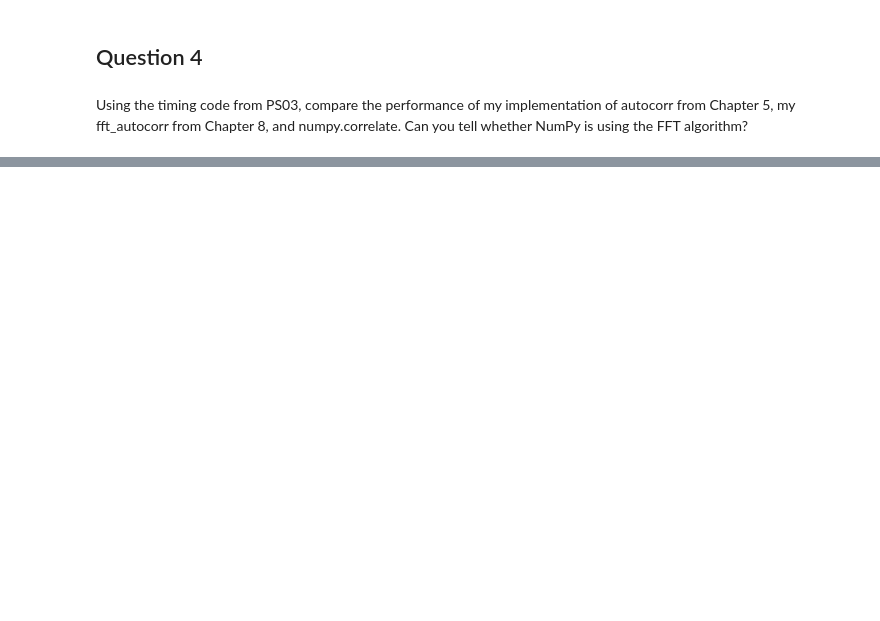
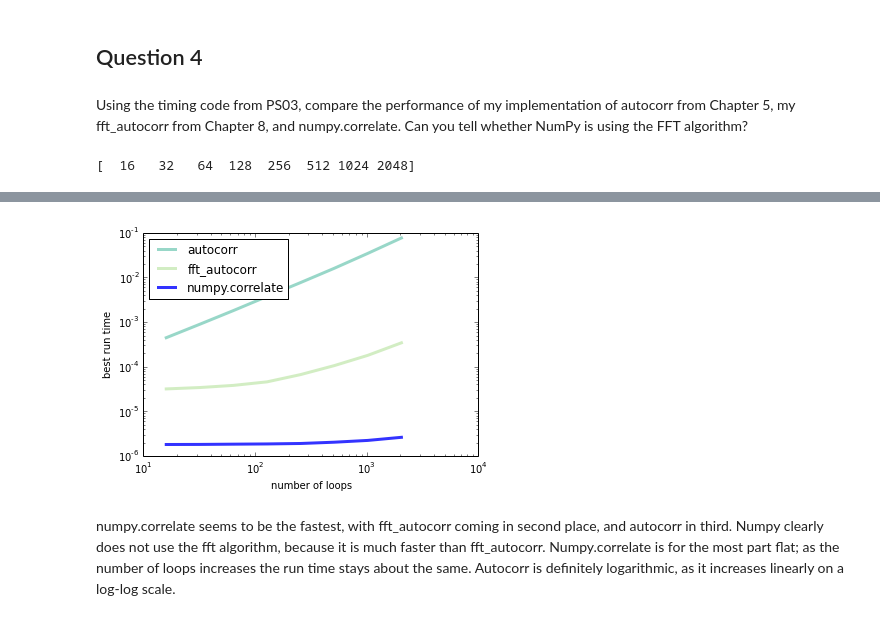
Before and after one commit to acrease77/ThinkDSP, a Jupyter notebook: code/acrease_PS04.ipynb, the cells around one changed output, grey strips where cells are left out. Drawn from its saved outputs; the diff is of its cells as text; code cells hidden in the pictures; blank space fills up the shorter version.

```diff
--- a/code/acrease_PS04.ipynb
+++ b/code/acrease_PS04.ipynb
@@ -42,3 +134,11 @@ Read about the FFT at http://en.wikipedia.org/wiki/Cooley-Tukey_FFT_algorithm, a
 ## Question 4
 # %% [markdown]
  Using the timing code from PS03, compare the performance of my implementation of autocorr from Chapter 5, my fft_autocorr from Chapter 8, and numpy.correlate.  Can you tell whether NumPy is using the FFT algorithm?
+# %%
+signal = thinkdsp.UncorrelatedGaussianNoise()
+noise = signal.make_wave(duration=1.0)
+
+ns = 2 ** numpy.arange(4, 12)
+print(ns)
+# %% [output]
+[  16   32   64  128  256  512 1024 2048]
@@ -45,54 +164,55 @@ Read about the FFT at http://en.wikipedia.org/wiki/Cooley-Tukey_FFT_algorithm, a
+# %%
+def zero_pad(array, n):
+    res = numpy.zeros(n)
+    res[:len(array)] = array
+    return res
+
+def fft_convolve(signal, window):
+    fft_signal = numpy.fft.fft(signal)
+    fft_window = numpy.fft.fft(window)
+    return numpy.fft.ifft(fft_signal * fft_window)
+
+def fft_autocorr(signal):
+    N = len(signal)
+    window = signal[::-1]
+    signal = zero_pad(signal, 2*N)
+    window = zero_pad(window, 2*N)
+
+    corrs = fft_convolve(signal, window)
+    corrs = corrs[N//2: 3*N//2]
+    return corrs
 # %%
-def autocorr(wave):
-    """Computes and plots the autocorrelation function.
-
-    wave: Wave
-    """
-    lags = range(len(wave.ys)//2)
-    corrs = [serial_corr(wave, lag) for lag in lags]
-    return lags, corrs
-
-def fft_autocorr(signal):
-    N = len(signal)
-    window = signal[::-1]
-    signal = zero_pad(signal, 2*N)
-    window = zero_pad(window, 2*N)
-
-    corrs = fft_convolve(signal, window)
-    corrs = corrs[N//2: 3*N//2]
-    return corrs
-
 print('autocorr5')
 results = []
 for N in ns:
-    ts = (0.5 + numpy.arange(N)) / N
-    freqs = (0.5 + numpy.arange(N)) / 2
     ys = noise.ys[:N]
-    result = %timeit -o autocorr(ys, freqs, ts)
+    waveloop = thinkdsp.Wave(ys, framerate=4)
+    result = %timeit -o autocorr(waveloop)
     results.append(result)
 bests1 = [result.best for result in results]
+
+thinkplot.plot(ns, bests1, label= 'autocorr')
 
 print('fft_autocorr')
 results2 = []
 for N in ns:
-    ts = (0.5 + numpy.arange(N)) / N
-    freqs = (0.5 + numpy.arange(N)) / 2
     ys = noise.ys[:N]
-    result = %timeit -o dct.analyze2(ys, freqs, ts)
-    results2.append(result)
+    result2 = %timeit -o fft_autocorr(ys)
+    results2.append(result2)
 bests2 = [result2.best for result2 in results2]
+
+thinkplot.plot(ns, bests2, label = 'fft_autocorr')
 
 print('numpy.correlate')
 results3 = []
 for N in ns:
-    ts = (0.5 + numpy.arange(N)) / N
-    freqs = (0.5 + numpy.arange(N)) / 2
     ys = noise.ys[:N]
-    result = %timeit -o numpy.correlate(ys)
-    results3.append(result)
+    waveloop = thinkdsp.Wave(ys, framerate=4)
+    result3 = %timeit -o numpy.correlate(ys,ys)
+    results3.append(result3)
 bests3 = [result3.best for result3 in results3]
 
-thinkplot.plot(ns, bests1, label= 'autocorr')
-thinkplot.plot(ns, bests2, label = 'fft_autocorr')
 thinkplot.plot(ns, bests3, label = 'numpy.correlate')
+
 thinkplot.config(xscale='log', yscale='log', legend = True, loc = 'upper left', xlabel = 'number of loops', ylabel = 'best run time')
+# %% [output]
@@ -98,0 +236,3 @@ thinkplot.config(xscale='log', yscale='log', legend = True, loc = 'upper left',
+[figure, added]
+# %% [markdown]
+numpy.correlate seems to be the fastest, with fft_autocorr coming in second place, and autocorr in third. Numpy clearly does not use the fft algorithm, because it is much faster than fft_autocorr. Numpy.correlate is for the most part flat; as the number of loops increases the run time stays about the same. Autocorr is definitely logarithmic, as it increases linearly on a log-log scale.
```
Also changed, not shown: parts of 14 cells of this notebook.
